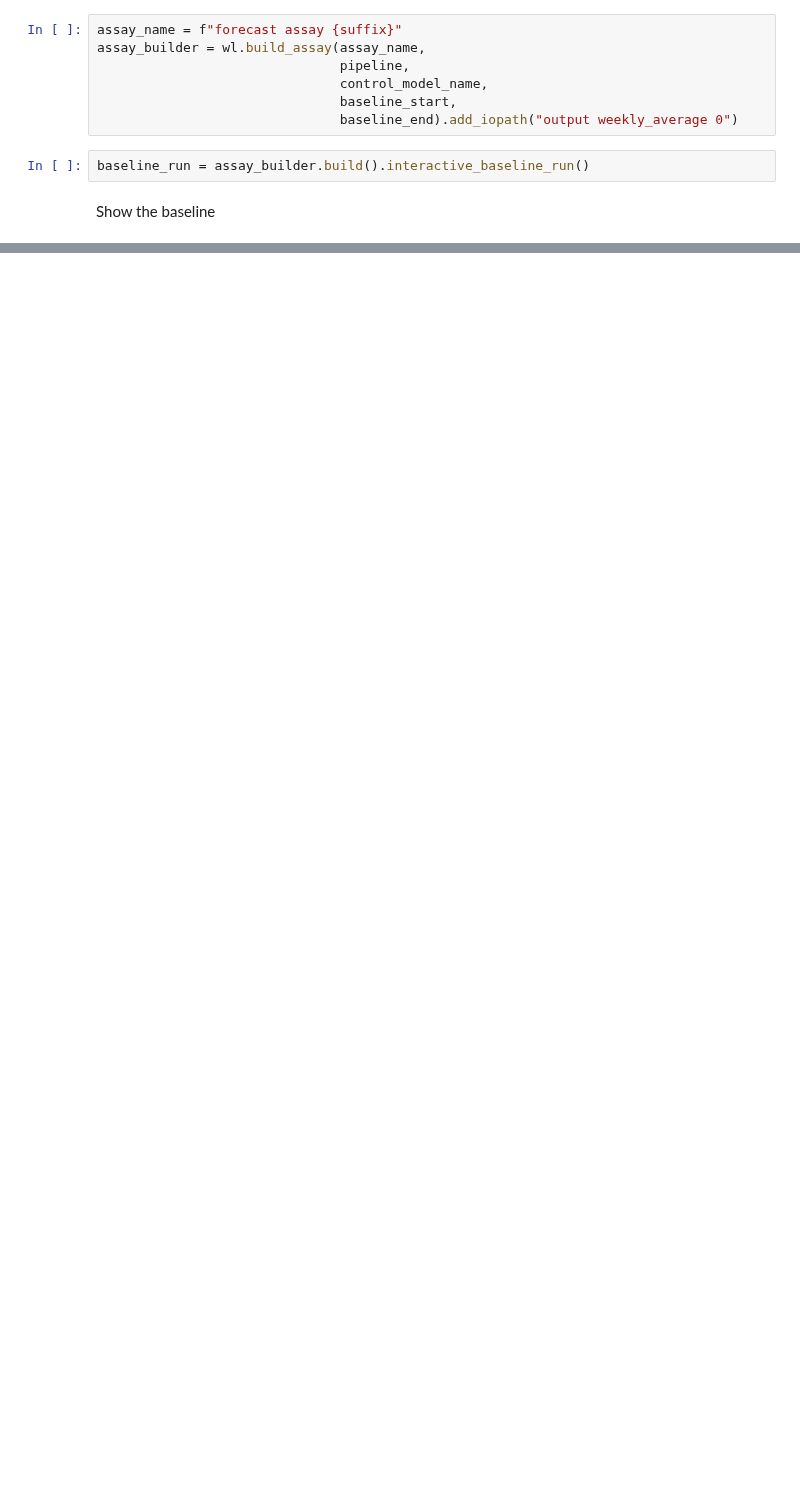
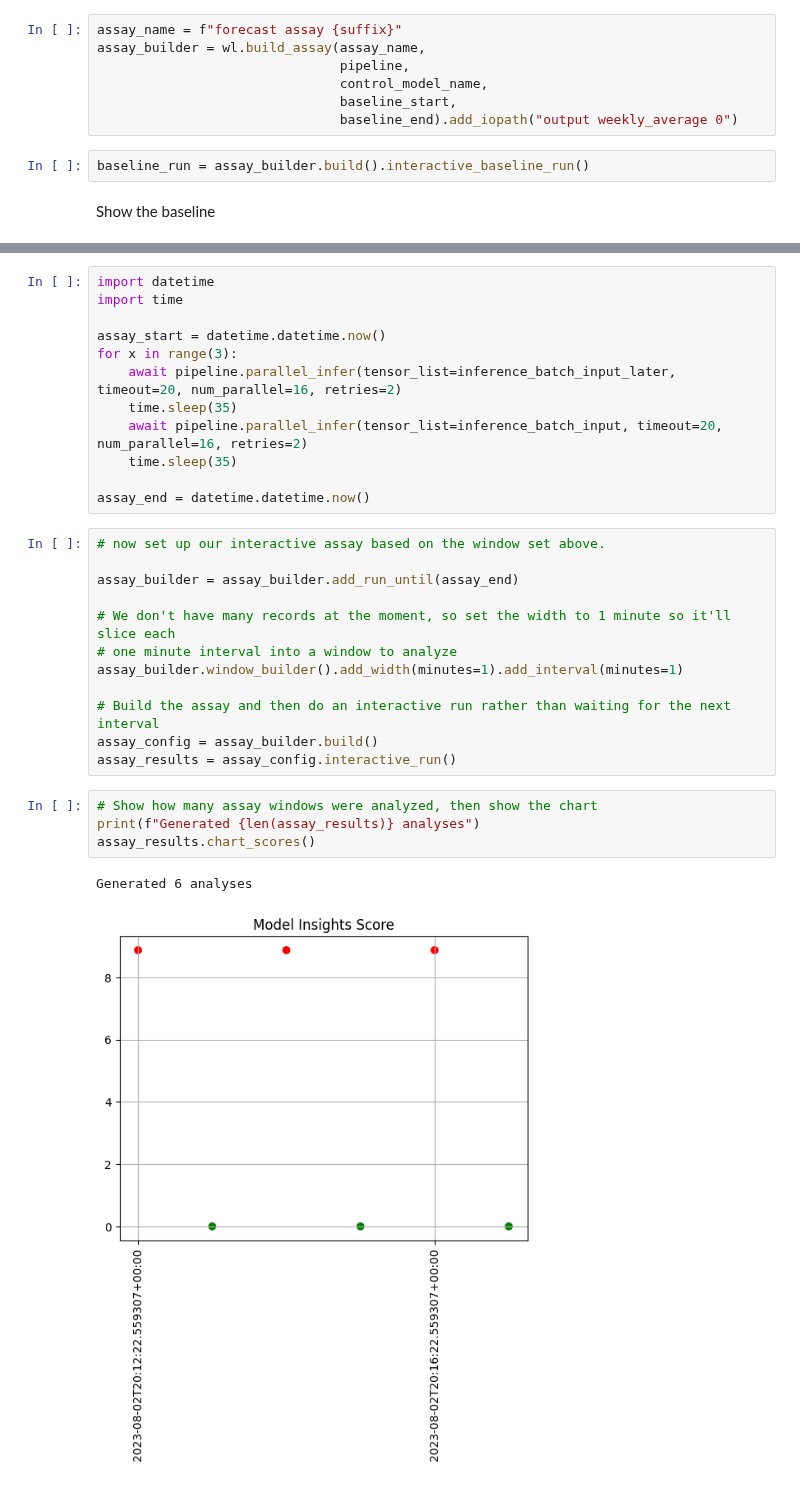
Before and after one commit to WallarooLabs/Workshops, a Jupyter notebook: Forecasting/Retail-CPG/03_forecast-observe-assays.ipynb, the cells around one changed output, grey strips where cells are left out. Saved outputs shown, nothing was run; the diff lists cells and outputs as text; blank space fills up the shorter version.

```diff
--- a/Forecasting/Retail-CPG/03_forecast-observe-assays.ipynb
+++ b/Forecasting/Retail-CPG/03_forecast-observe-assays.ipynb
@@ -327,0 +332,31 @@ assay_builder.baseline_histogram()
+# %%
+import datetime
+import time
+
+assay_start = datetime.datetime.now()
+for x in range(3):
+    await pipeline.parallel_infer(tensor_list=inference_batch_input_later, timeout=20, num_parallel=16, retries=2)
+    time.sleep(35)
+    await pipeline.parallel_infer(tensor_list=inference_batch_input, timeout=20, num_parallel=16, retries=2)
+    time.sleep(35)
+
+assay_end = datetime.datetime.now()
+# %%
+# now set up our interactive assay based on the window set above.
+
+assay_builder = assay_builder.add_run_until(assay_end)
+
+# We don't have many records at the moment, so set the width to 1 minute so it'll slice each
+# one minute interval into a window to analyze
+assay_builder.window_builder().add_width(minutes=1).add_interval(minutes=1)
+
+# Build the assay and then do an interactive run rather than waiting for the next interval
+assay_config = assay_builder.build()
+assay_results = assay_config.interactive_run()
+# %%
+# Show how many assay windows were analyzed, then show the chart
+print(f"Generated {len(assay_results)} analyses")
+assay_results.chart_scores()
+# %% [output]
+Generated 6 analyses
+[figure, added]
```
Also changed, not shown: parts of 9 cells of this notebook, 13 other files.
